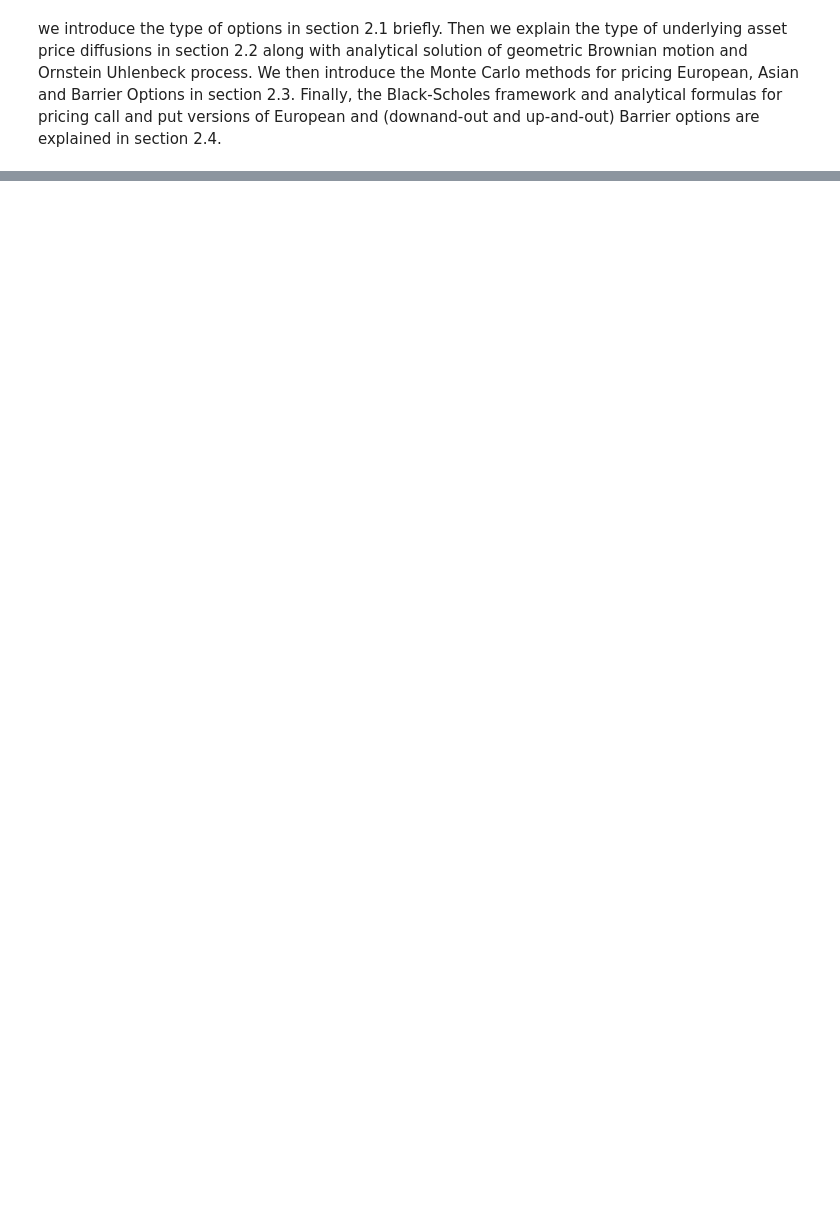
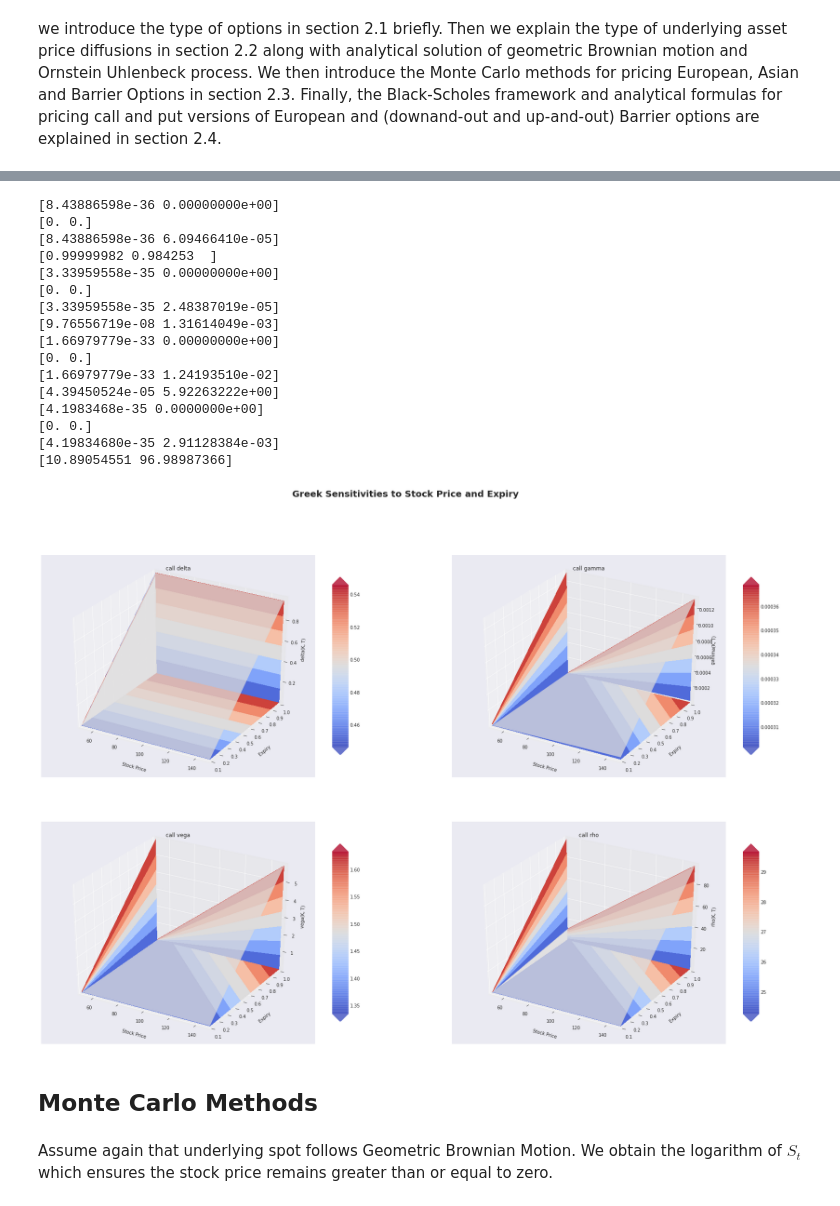
Before and after one commit to shinokixsr/repos, a Jupyter notebook: European Vanilla Option Pricing.ipynb, the cells around one changed output, grey strips where cells are left out. Saved outputs shown, nothing was run; the diff lists cells and outputs as text; code cells hidden in the pictures; blank space fills up the shorter version.

```diff
--- a/European Vanilla Option Pricing.ipynb
+++ b/European Vanilla Option Pricing.ipynb
@@ -13,0 +120,2 @@ framework and analytical formulas for pricing call and put versions of European
+# %%
+ex = Option(120, 110, 0.2, 0.05, 0.2, 'call')
@@ -13,0 +175,12 @@ framework and analytical formulas for pricing call and put versions of European
+# %%
+def theta(Option):
+
+    d1 = (np.log(Option.S / Option.K) + (Option.r + 0.5 * Option.sigma ** 2) * Option.T) / (Option.sigma * np.sqrt(Option.T))
+    d2 = (np.log(Option.S / Option.K) + (Option.r - 0.5 * Option.sigma ** 2) * Option.T) / (Option.sigma * np.sqrt(Option.T))
+
+    if Option.option == 'call':
+        theta = (-Option.sigma * Option.S * si.norm.pdf(d1)) / (2 * np.sqrt(Option.T)) - Option.r * Option.K * np.exp(-Option.r * Option.T) * si.norm.cdf(d2, 0.0, 1.0)
+    if Option.option == 'put':
+        theta = (-Option.sigma * Option.S * si.norm.pdf(d1)) / (2 * np.sqrt(Option.T)) + Option.r * Option.K * np.exp(-Option.r * Option.T) * si.norm.cdf(-d2, 0.0, 1.0)
+
+    return theta
@@ -13,0 +335,40 @@ framework and analytical formulas for pricing call and put versions of European
+# %%
+S_range = np.linspace(50, 150, 2)
+K_range = np.linspace(110.0, 110.0, 2)
+T_range = np.linspace(0.1, 1.0, 2)
+r_range = np.linspace(0.0, 0.1, 2)
+sigma_range = np.linspace(0.2, 0.2, 2)
+
+x, y  = np.meshgrid(S_range, T_range)
+
+fig = plt.figure(figsize=(30,20))
+fig.suptitle("Greek Sensitivities to Stock Price and Expiry",fontsize=20, fontweight='bold')
+greeks = [delta, gamma, vega, rho]
+
+for i in range(len(greeks)):
+    ax = fig.add_subplot(2, 2, i+1, projection='3d')
+    greeks_surface(greeks[i], S_range, K_range, r_range, sigma_range, T_range, ex, "Stock Price", "Expiry", x, y, ax)
+
+plt.show()
+# %% [output]
+[8.43886598e-36 0.00000000e+00]
+[0. 0.]
+[8.43886598e-36 6.09466410e-05]
+[0.99999982 0.984253  ]
+[3.33959558e-35 0.00000000e+00]
+[0. 0.]
+[3.33959558e-35 2.48387019e-05]
+[9.76556719e-08 1.31614049e-03]
+[1.66979779e-33 0.00000000e+00]
+[0. 0.]
+[1.66979779e-33 1.24193510e-02]
+[4.39450524e-05 5.92263222e+00]
+[4.1983468e-35 0.0000000e+00]
+[0. 0.]
+[4.19834680e-35 2.91128384e-03]
+[10.89054551 96.98987366]
+[figure, added]
+# %% [markdown]
+## Monte Carlo Methods
+# %% [markdown]
+Assume again that underlying spot follows Geometric Brownian Motion. We obtain the logarithm of $S_t$ which ensures the stock price remains greater than or equal to zero.
```
Also changed, not shown: parts of 61 cells of this notebook.
